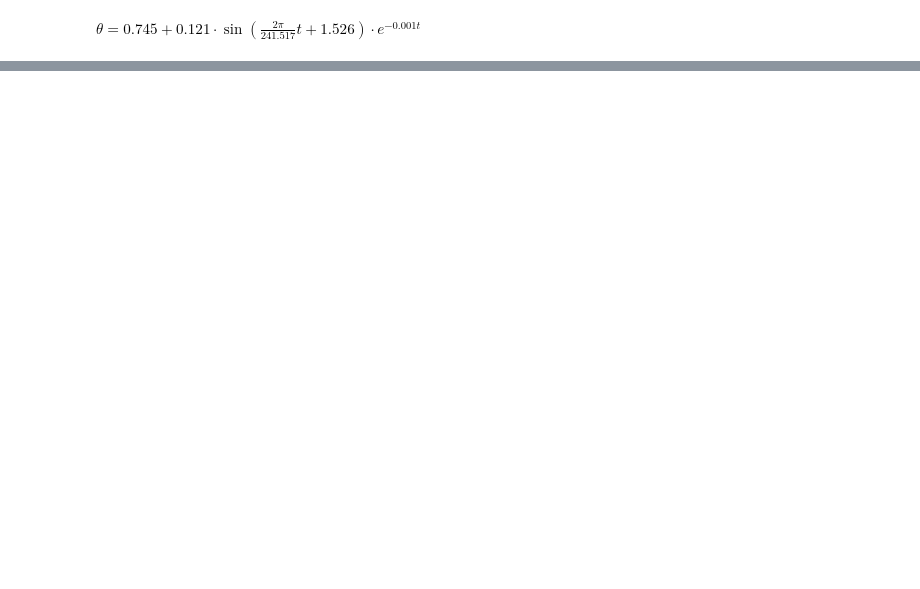
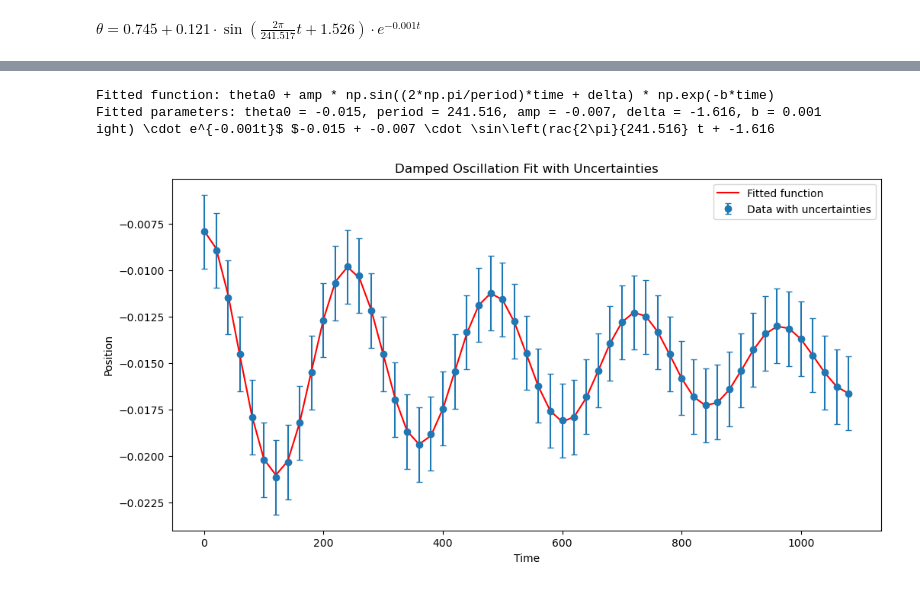
Before and after one commit to Steinburglar/advanced_exp, a Jupyter notebook: FAFO/TestCasey.ipynb, the cells around one changed output, grey strips where cells are left out. Saved outputs shown, nothing was run; the diff lists cells and outputs as text; code cells hidden in the pictures; blank space fills up the shorter version.

```diff
--- a/FAFO/TestCasey.ipynb
+++ b/FAFO/TestCasey.ipynb
@@ -163,0 +137,28 @@ ight) \cdot e^{-0.001t}$+ 0.121 \cdot \sin\left(rac{2\pi}{241.517} t + 1.526
+# %%
+
+plt.figure(figsize=(12, 6))
+p1, cov1 = curve_fit(damped_oscillation, time, position, sigma=uncertainties, absolute_sigma=True, p0=[theta, 240, 0.095, 0.01, 0.01])
+
+# Print fitted function details
+print(f"Fitted function: theta0 + amp * np.sin((2*np.pi/period)*time + delta) * np.exp(-b*time)")
+print(f"Fitted parameters: theta0 = {p1[0]:.3f}, period = {p1[1]:.3f}, amp = {p1[2]:.3f}, delta = {p1[3]:.3f}, b = {p1[4]:.3f}")
+
+# Print the fitted function in LaTeX
+fitted_function_latex = (f"${p1[0]:.3f} + {p1[2]:.3f} \cdot \sin\left(\frac{{2\pi}}{{{p1[1]:.3f}}} t + {p1[3]:.3f}\right) "
+                         f"\cdot e^{{-{p1[4]:.3f}t}}$")
+print(f"Fitted function (LaTeX): {fitted_function_latex}")
+
+# Plot the data with error bars
+plt.errorbar(time, position, yerr=uncertainties, fmt='o', label='Data with uncertainties', capsize=3)
+plt.plot(time, damped_oscillation(time, *p1), label='Fitted function', color='red')
+
+plt.legend()
+plt.xlabel('Time')
+plt.ylabel('Position')
+plt.title('Damped Oscillation Fit with Uncertainties')
+plt.show()
+# %% [output]
+Fitted function: theta0 + amp * np.sin((2*np.pi/period)*time + delta) * np.exp(-b*time)
+Fitted parameters: theta0 = -0.015, period = 241.516, amp = -0.007, delta = -1.616, b = 0.001
+ight) \cdot e^{-0.001t}$ $-0.015 + -0.007 \cdot \sin\left(rac{2\pi}{241.516} t + -1.616
+[figure, added]
```
Also changed, not shown: parts of 6 cells of this notebook.
